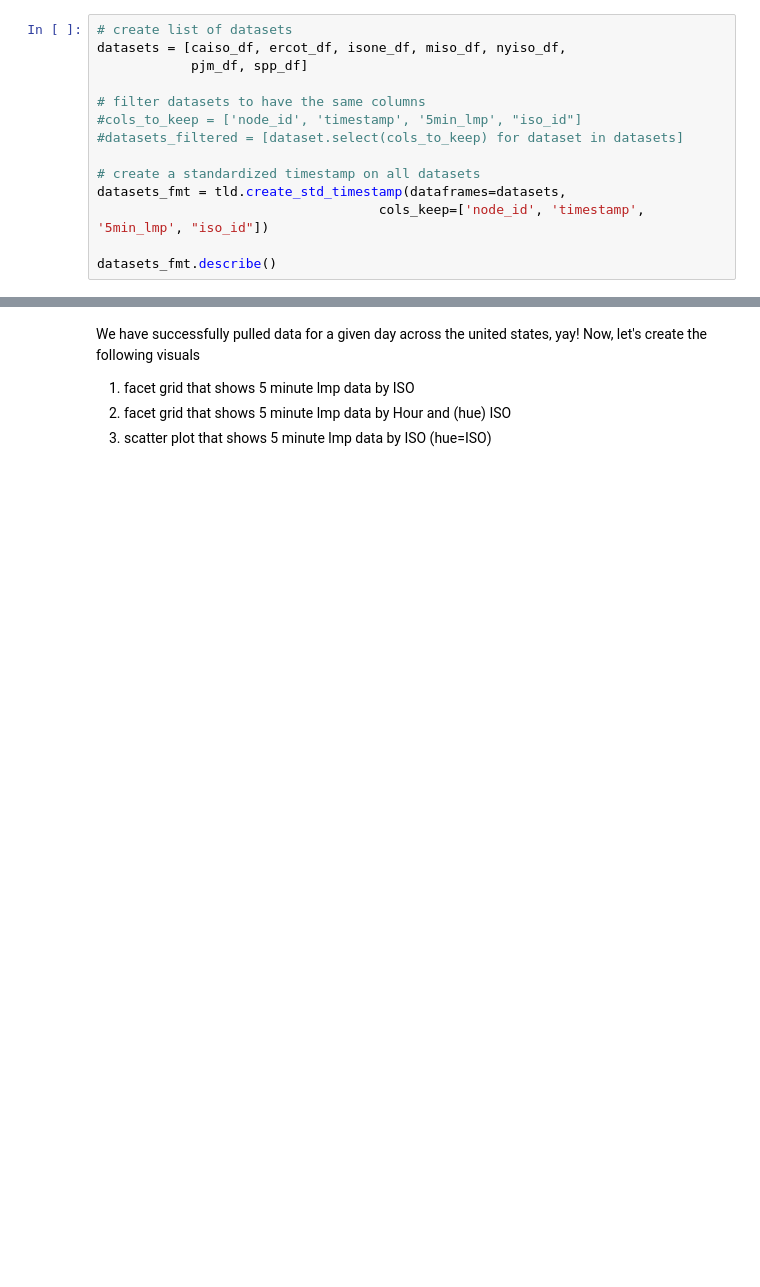
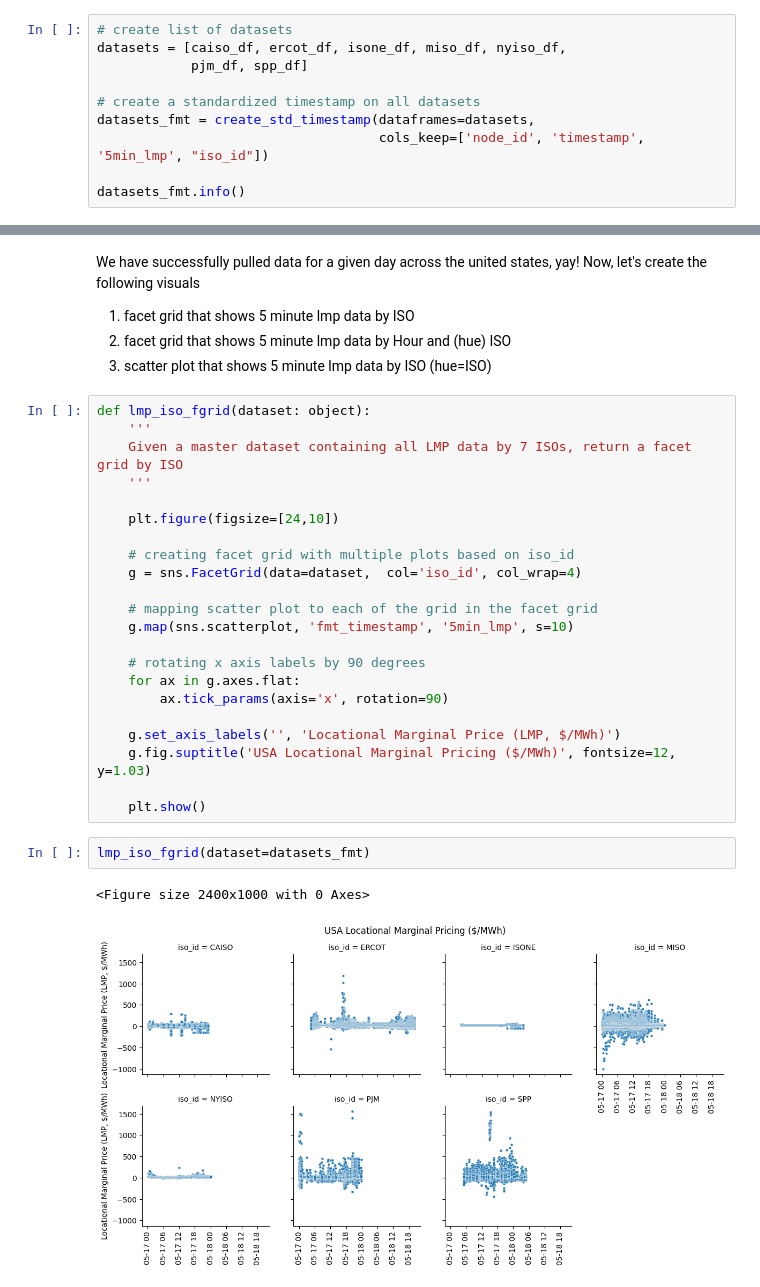
Before and after one commit to aangelsalazarr/us_electricity_pricing, a Jupyter notebook: unifying_data_silos.ipynb, the cells around one changed output, grey strips where cells are left out. Drawn from its saved outputs; the diff is of its cells as text; blank space fills up the shorter version.

Commit message:
setting up facetgrid

```diff
--- a/unifying_data_silos.ipynb
+++ b/unifying_data_silos.ipynb
@@ -131,13 +183,9 @@ UNIFYING ISO DATA INTO 1 YAY! 10 MILLION DATA POINTS PER DAY :P
 datasets = [caiso_df, ercot_df, isone_df, miso_df, nyiso_df,
             pjm_df, spp_df]
 
-# filter datasets to have the same columns
-#cols_to_keep = ['node_id', 'timestamp', '5min_lmp', "iso_id"]
-#datasets_filtered = [dataset.select(cols_to_keep) for dataset in datasets]
-
 # create a standardized timestamp on all datasets
-datasets_fmt = tld.create_std_timestamp(dataframes=datasets,
+datasets_fmt = create_std_timestamp(dataframes=datasets,
                                     cols_keep=['node_id', 'timestamp', '5min_lmp', "iso_id"])
 
-datasets_fmt.describe()
+datasets_fmt.info()
 # %% [output]
@@ -159,3 +210,30 @@ Now, let's create the following visuals
 1. facet grid that shows 5 minute lmp data by ISO
 2. facet grid that shows 5 minute lmp data by Hour and (hue) ISO
 3. scatter plot that shows 5 minute lmp data by ISO (hue=ISO)
+# %%
+def lmp_iso_fgrid(dataset: object):
+    '''
+    Given a master dataset containing all LMP data by 7 ISOs, return a facet grid by ISO
+    '''
+
+    plt.figure(figsize=[24,10])
+
+    # creating facet grid with multiple plots based on iso_id
+    g = sns.FacetGrid(data=dataset,  col='iso_id', col_wrap=4)
+
+    # mapping scatter plot to each of the grid in the facet grid
+    g.map(sns.scatterplot, 'fmt_timestamp', '5min_lmp', s=10)
+
+    # rotating x axis labels by 90 degrees
+    for ax in g.axes.flat:
+        ax.tick_params(axis='x', rotation=90)
+
+    g.set_axis_labels('', 'Locational Marginal Price (LMP, $/MWh)')
+    g.fig.suptitle('USA Locational Marginal Pricing ($/MWh)', fontsize=12, y=1.03)
+
+    plt.show()
+# %%
+lmp_iso_fgrid(dataset=datasets_fmt)
+# %% [output]
+<Figure size 2400x1000 with 0 Axes>
+[figure, added]
```
Also changed, not shown: parts of 5 cells of this notebook, 3 other files.
